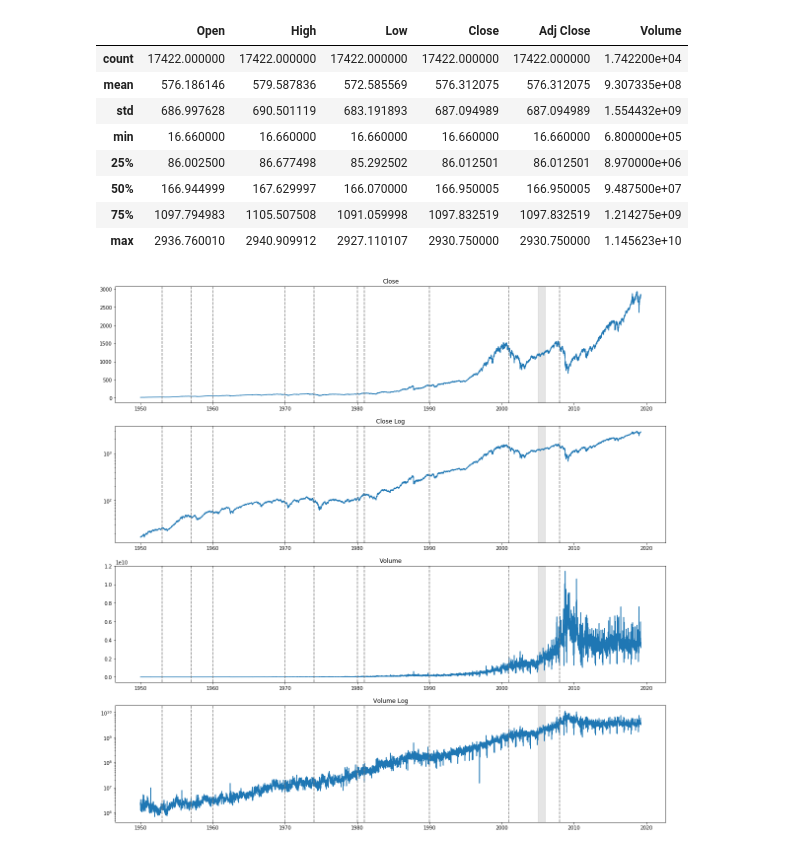
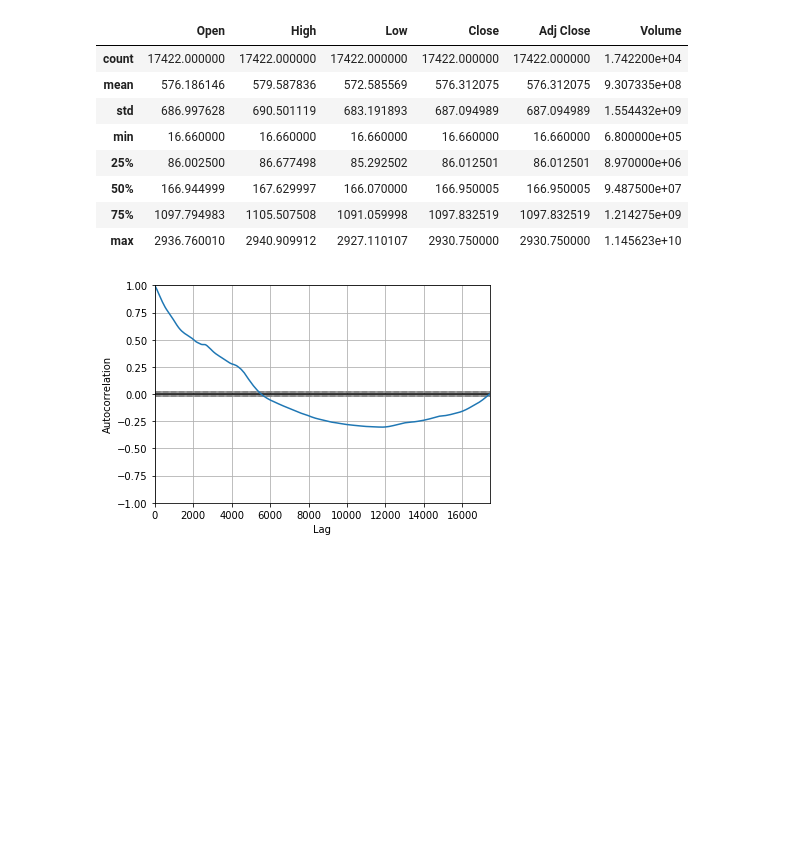
Before and after one commit to ndey96/market_crash_analysis, a Jupyter notebook: Stock Exploration.ipynb, the cells around one changed output. Saved outputs shown, nothing was run; the diff lists cells and outputs as text; code cells hidden in the pictures; blank space fills up the shorter version.

```diff
--- a/Stock Exploration.ipynb
+++ b/Stock Exploration.ipynb
@@ -38,37 +127,8 @@ sandp_df.describe()
 | 50% | 166.944999 | 167.629997 | 166.070000 | 166.950005 | 166.950005 | 9.487500e+07 |
 | 75% | 1097.794983 | 1105.507508 | 1091.059998 | 1097.832519 | 1097.832519 | 1.214275e+09 |
 | max | 2936.760010 | 2940.909912 | 2927.110107 | 2930.750000 | 2930.750000 | 1.145623e+10 |
-# %%
-def plot_recessions(ax):
-#     recession_years = [1918, 1920, 1923, 1927, 1929, 1937, 1945, 1948, 1953, 1957, 1960, 1970, 1974, 1980, 1981, 1990, 2001, 2008]
-    recession_years = [1953, 1957, 1960, 1970, 1974, 1980, 1981, 1990, 2001, 2008]
-    ax.axvspan(pd.to_datetime(f'20050101', format='%Y%m%d'),
-               pd.to_datetime(f'20060101', format='%Y%m%d'),
-               alpha=0.2, color='gray')
-    for year in recession_years:
-        dt = pd.to_datetime(f'{year}0101', format='%Y%m%d')
-        ax.axvline(x=dt, linestyle='dashed', color='grey')
-
-fig, axes = plt.subplots(4,1,figsize=(20,20))
-
-axes[0].plot(sandp_df['Date'], sandp_df['Close'])
-axes[0].set_title('Close')
-plot_recessions(axes[0])
-
-axes[1].plot(sandp_df['Date'], sandp_df['Close'])
-axes[1].set_yscale('log')
-axes[1].set_title('Close Log')
-plot_recessions(axes[1])
-
-axes[2].plot(sandp_df['Date'], sandp_df['Volume'])
-axes[2].set_title('Volume')
-plot_recessions(axes[2])
-
-axes[3].plot(sandp_df['Date'], sandp_df['Volume'])
-axes[3].set_yscale('log')
-axes[3].set_title('Volume Log')
-plot_recessions(axes[3])
-
-plt.show()
-# %% [output]
-[figure, removed]
+# %%
+autocorrelation_plot(sandp_df['Close'])
+pass
+# %% [output]
+[figure, added]
```
Also changed, not shown: parts of 6 cells of this notebook.
